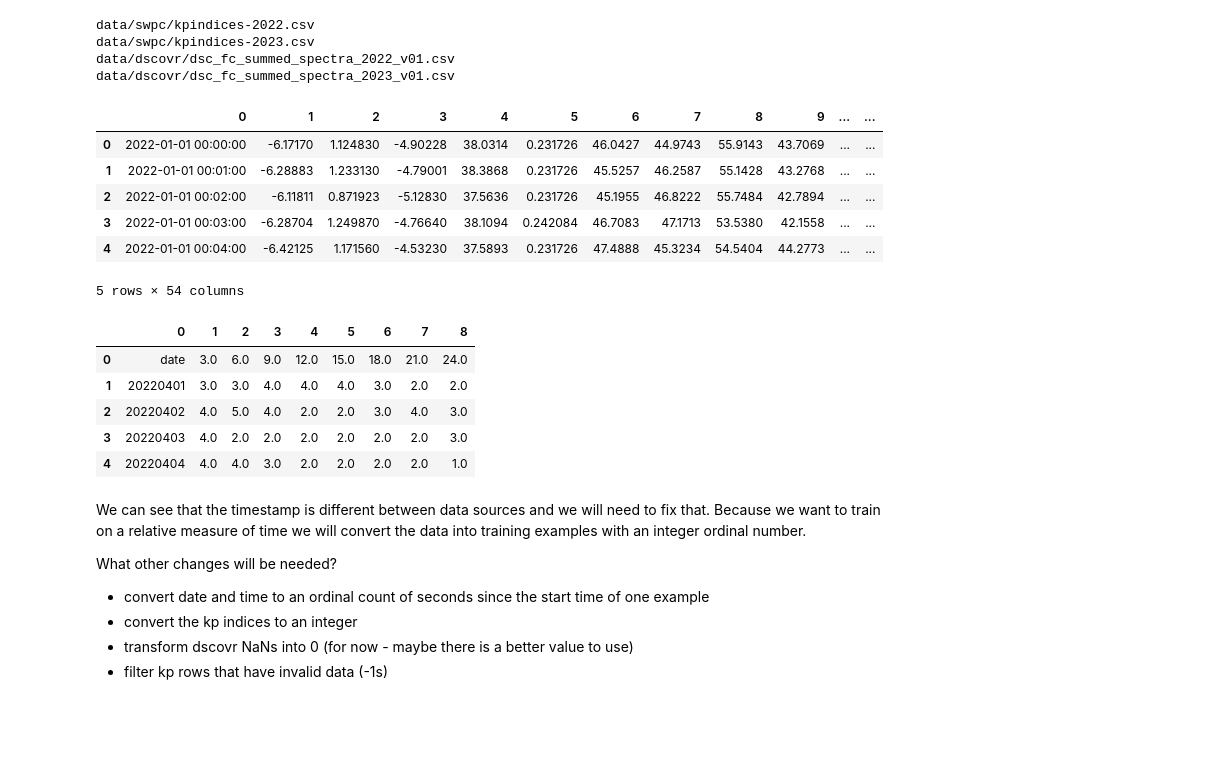
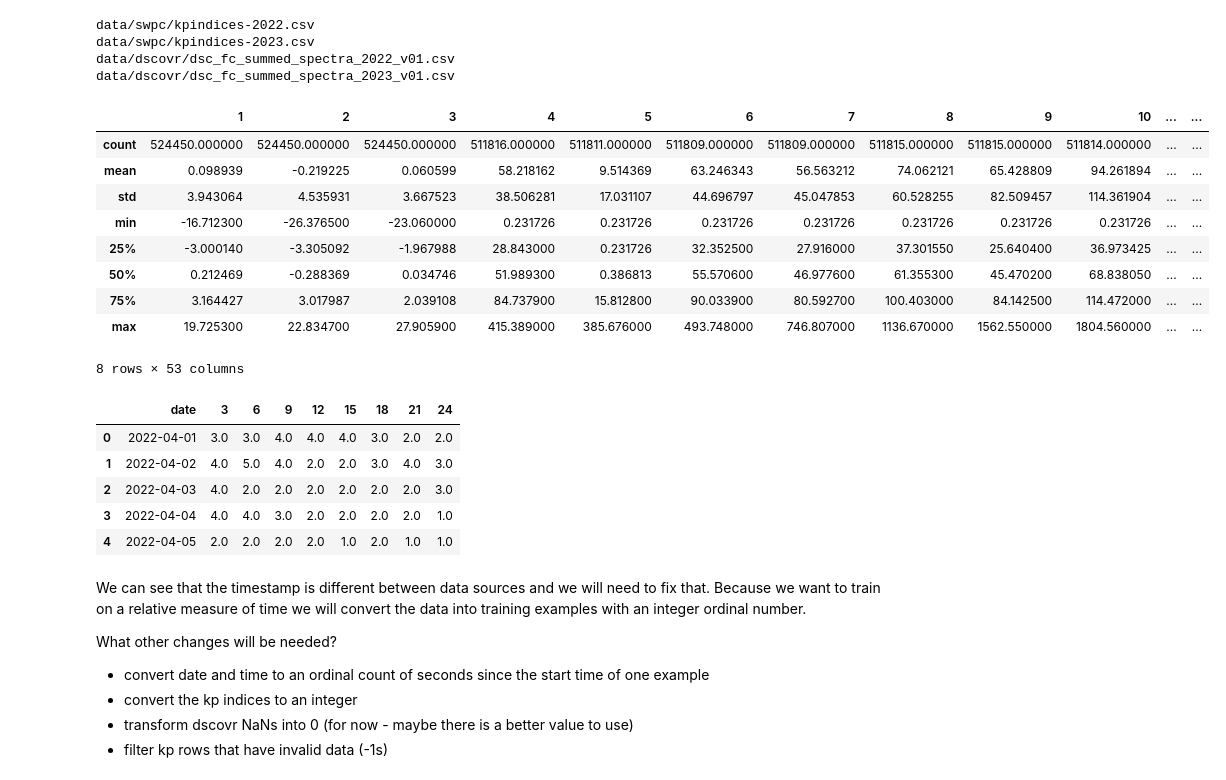
Before and after one commit to edubergeek/dscovrmatic, a Jupyter notebook: dscovrmatic-etl.ipynb, the cells around one changed output. Saved outputs shown, nothing was run; the diff lists cells and outputs as text; code cells hidden in the pictures; blank space fills up the shorter version.

Commit message:
First cut implementation of ETL notebook
Read and parse csv files
Write training examples sets as numpy arrays to train.dat and valid.dat

```diff
--- a/dscovrmatic-etl.ipynb
+++ b/dscovrmatic-etl.ipynb
@@ -14,27 +11,30 @@ data/swpc/kpindices-2023.csv
 data/dscovr/dsc_fc_summed_spectra_2022_v01.csv
 data/dscovr/dsc_fc_summed_spectra_2023_v01.csv
 # %%
-dscovr_df = pd.read_csv("./data/dscovr/dsc_fc_summed_spectra_2022_v01.csv", delimiter = ',', parse_dates=[0], infer_datetime_format=True, na_values='0', header = None)
-kp_df = pd.read_csv("./data/swpc/kpindices-2022.csv", delimiter = ',', parse_dates=[0], infer_datetime_format=True, na_values='0', header = None)
+x_df = pd.read_csv("./data/dscovr/dsc_fc_summed_spectra_2022_v01.csv", delimiter = ',', parse_dates=[0], infer_datetime_format=True, na_values='0', header = None)
+y_df = pd.read_csv("./data/swpc/kpindices-2022.csv", delimiter = ',', parse_dates=[0], infer_datetime_format=True, na_values='0', header = 0)
 # %%
-dscovr_df.head()
+x_df.describe()
 # %% [output]
-|  | 0 | 1 | 2 | 3 | 4 | 5 | 6 | 7 | 8 | 9 | ... | ... |
-| 0 | 2022-01-01 00:00:00 | -6.17170 | 1.124830 | -4.90228 | 38.0314 | 0.231726 | 46.0427 | 44.9743 | 55.9143 | 43.7069 | ... | ... |
-| 1 | 2022-01-01 00:01:00 | -6.28883 | 1.233130 | -4.79001 | 38.3868 | 0.231726 | 45.5257 | 46.2587 | 55.1428 | 43.2768 | ... | ... |
-| 2 | 2022-01-01 00:02:00 | -6.11811 | 0.871923 | -5.12830 | 37.5636 | 0.231726 | 45.1955 | 46.8222 | 55.7484 | 42.7894 | ... | ... |
-| 3 | 2022-01-01 00:03:00 | -6.28704 | 1.249870 | -4.76640 | 38.1094 | 0.242084 | 46.7083 | 47.1713 | 53.5380 | 42.1558 | ... | ... |
-| 4 | 2022-01-01 00:04:00 | -6.42125 | 1.171560 | -4.53230 | 37.5893 | 0.231726 | 47.4888 | 45.3234 | 54.5404 | 44.2773 | ... | ... |
+|  | 1 | 2 | 3 | 4 | 5 | 6 | 7 | 8 | 9 | 10 | ... | ... |
+| count | 524450.000000 | 524450.000000 | 524450.000000 | 511816.000000 | 511811.000000 | 511809.000000 | 511809.000000 | 511815.000000 | 511815.000000 | 511814.000000 | ... | ... |
+| mean | 0.098939 | -0.219225 | 0.060599 | 58.218162 | 9.514369 | 63.246343 | 56.563212 | 74.062121 | 65.428809 | 94.261894 | ... | ... |
+| std | 3.943064 | 4.535931 | 3.667523 | 38.506281 | 17.031107 | 44.696797 | 45.047853 | 60.528255 | 82.509457 | 114.361904 | ... | ... |
+| min | -16.712300 | -26.376500 | -23.060000 | 0.231726 | 0.231726 | 0.231726 | 0.231726 | 0.231726 | 0.231726 | 0.231726 | ... | ... |
+| 25% | -3.000140 | -3.305092 | -1.967988 | 28.843000 | 0.231726 | 32.352500 | 27.916000 | 37.301550 | 25.640400 | 36.973425 | ... | ... |
+| 50% | 0.212469 | -0.288369 | 0.034746 | 51.989300 | 0.386813 | 55.570600 | 46.977600 | 61.355300 | 45.470200 | 68.838050 | ... | ... |
+| 75% | 3.164427 | 3.017987 | 2.039108 | 84.737900 | 15.812800 | 90.033900 | 80.592700 | 100.403000 | 84.142500 | 114.472000 | ... | ... |
+| max | 19.725300 | 22.834700 | 27.905900 | 415.389000 | 385.676000 | 493.748000 | 746.807000 | 1136.670000 | 1562.550000 | 1804.560000 | ... | ... |
-5 rows × 54 columns
+8 rows × 53 columns
 # %%
-kp_df.head()
+y_df.head()
 # %% [output]
-|  | 0 | 1 | 2 | 3 | 4 | 5 | 6 | 7 | 8 |
-| 0 | date | 3.0 | 6.0 | 9.0 | 12.0 | 15.0 | 18.0 | 21.0 | 24.0 |
-| 1 | 20220401 | 3.0 | 3.0 | 4.0 | 4.0 | 4.0 | 3.0 | 2.0 | 2.0 |
-| 2 | 20220402 | 4.0 | 5.0 | 4.0 | 2.0 | 2.0 | 3.0 | 4.0 | 3.0 |
-| 3 | 20220403 | 4.0 | 2.0 | 2.0 | 2.0 | 2.0 | 2.0 | 2.0 | 3.0 |
-| 4 | 20220404 | 4.0 | 4.0 | 3.0 | 2.0 | 2.0 | 2.0 | 2.0 | 1.0 |
+|  | date | 3 | 6 | 9 | 12 | 15 | 18 | 21 | 24 |
+| 0 | 2022-04-01 | 3.0 | 3.0 | 4.0 | 4.0 | 4.0 | 3.0 | 2.0 | 2.0 |
+| 1 | 2022-04-02 | 4.0 | 5.0 | 4.0 | 2.0 | 2.0 | 3.0 | 4.0 | 3.0 |
+| 2 | 2022-04-03 | 4.0 | 2.0 | 2.0 | 2.0 | 2.0 | 2.0 | 2.0 | 3.0 |
+| 3 | 2022-04-04 | 4.0 | 4.0 | 3.0 | 2.0 | 2.0 | 2.0 | 2.0 | 1.0 |
+| 4 | 2022-04-05 | 2.0 | 2.0 | 2.0 | 2.0 | 1.0 | 2.0 | 1.0 | 1.0 |
 # %% [markdown]
 We can see that the timestamp is different between data sources and we will need to fix that. Because we want to train on a relative measure of time we will convert the data into training examples with an integer ordinal number.
 
```
Also changed, not shown: parts of 23 cells of this notebook.
